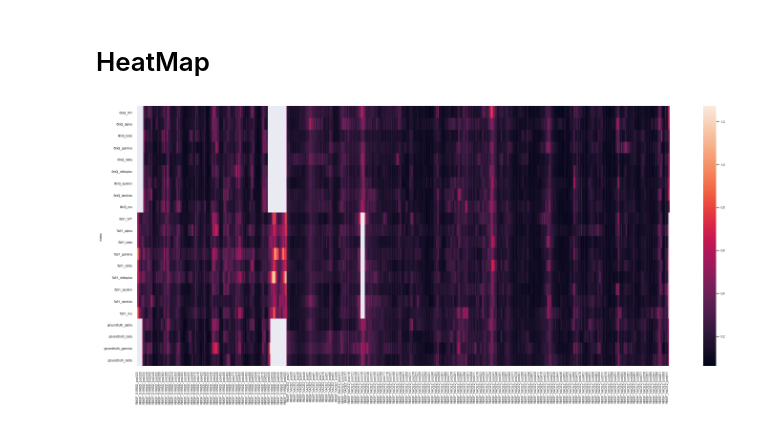
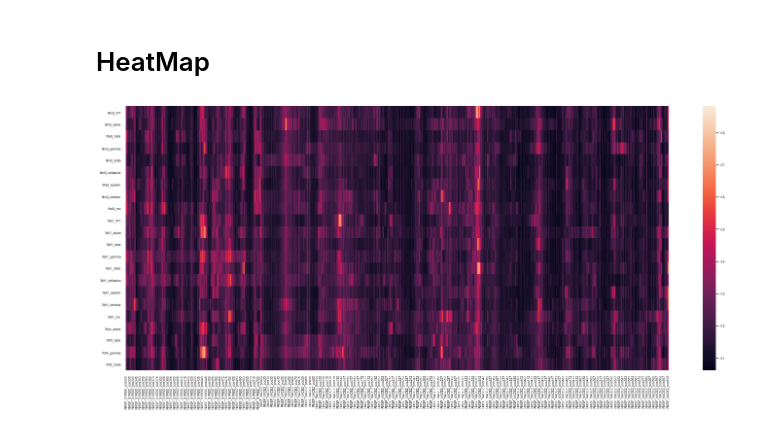
Before and after one commit to yuyuan871111/COVID19_Proj_toGitHub, a Jupyter notebook: Analysis/Gromacs_RMSF.ipynb, the cells around one changed output. Saved outputs shown, nothing was run; the diff lists cells and outputs as text; code cells hidden in the pictures.

```diff
--- a/Analysis/Gromacs_RMSF.ipynb
+++ b/Analysis/Gromacs_RMSF.ipynb
@@ -185,50 +185,44 @@ import seaborn as sns
 ######## parameters #########
 # Save path/name
 do_auto_save = False
 plot_name = 'heatmap_woMUT_70_L.png'
 Save_plot_path = '/Users/yuyuan/Desktop/Work/CMDM_Lab/COVID19_Proj/###'
 # Others setting
 do_filterMut = False  # only available at S1RBD
-with0label = False
-do_filter0value = False
+do_dropNA = True
 filter0value_parameter = 70
 df_plot = df.T
 ##############################
-
-# zero label mask function
-def ZeroLabelMask(df_plot):
-    df_plot_label = df_plot.where(df_plot == 0).fillna(" ")
-    df_plot_label = df_plot_label.astype("str")
-    df_plot_label = df_plot_label.mask(df_plot_label == '0.0' ).fillna('0')
-    return df_plot_label
 
 # Filter out mutation sites and create new dataframe
 df_plot_index_list = list(df_plot.index)
 df_plot_drop_list = []
 if do_filterMut:
     for index in df_plot_index_list:
         m = re.search('\w+(417|452|478|484|490|501)$', index)
         if not m == None:
             df_plot_drop_list.append(m.group(0))
 df_plot_wo_mut = df_plot.drop(df_plot_drop_list).T # Create data without mutation sites
 
-# Filter 0 value and create 0 value mask
-df_plot_wo_mut_filter_list = df_plot_wo_mut.mask(df_plot_wo_mut == 0).count(axis = 0) < filter0value_parameter
-df_plot_wo_mut_filter_list = df_plot_wo_mut_filter_list.index[df_plot_wo_mut_filter_list]
-if do_filter0value:
-    df_plot_wo_mut = df_plot_wo_mut.drop(df_plot_wo_mut_filter_list, axis = 1)
+# Rename index
+df_plot_wo_mut.index = ['6m0j_WT', '6m0j_alpha', '6m0j_beta', '6m0j_gamma', '6m0j_delta',
+                        '6m0j_deltaplus', '6m0j_epsilon', '6m0j_lambda', '6m0j_mu', '7a91_WT',
+                        '7a91_alpha', '7a91_beta', '7a91_gamma', '7a91_delta', '7a91_deltaplus',
+                        '7a91_epsilon', '7a91_lambda', '7a91_mu', '7mjn_alpha',
+                        '7v80_beta', '7v84_gamma', '7v8b_delta']
+
+# Drop NA
+if do_dropNA:
+    df_plot_wo_mut.dropna(axis=1, how='any', inplace=True)
+
 
 # Heatmap plotting
 %matplotlib inline
 sns.set(font_scale=0.6)
 sns.set_context({"figure.figsize":(25, 10)})
-if with0label:
-    df_plot_label = ZeroLabelMask(df_plot_wo_mut) # Create 0 value label
-    myheatmap = sns.heatmap(data=df_plot_wo_mut, square=False, annot = df_plot_label, fmt='')
-else:
-    myheatmap = sns.heatmap(data=df_plot_wo_mut, square=False)
+myheatmap = sns.heatmap(data=df_plot_wo_mut, square=False)
 # myheatmap.invert_yaxis()
 if do_auto_save:
     myheatmap.get_figure().savefig(f"{Save_plot_path}/{plot_name}")
 # %% [output]
-[figure, old version]
+[figure, new version]
```
Also changed, not shown: parts of 1 cell of this notebook, 44 other files.
